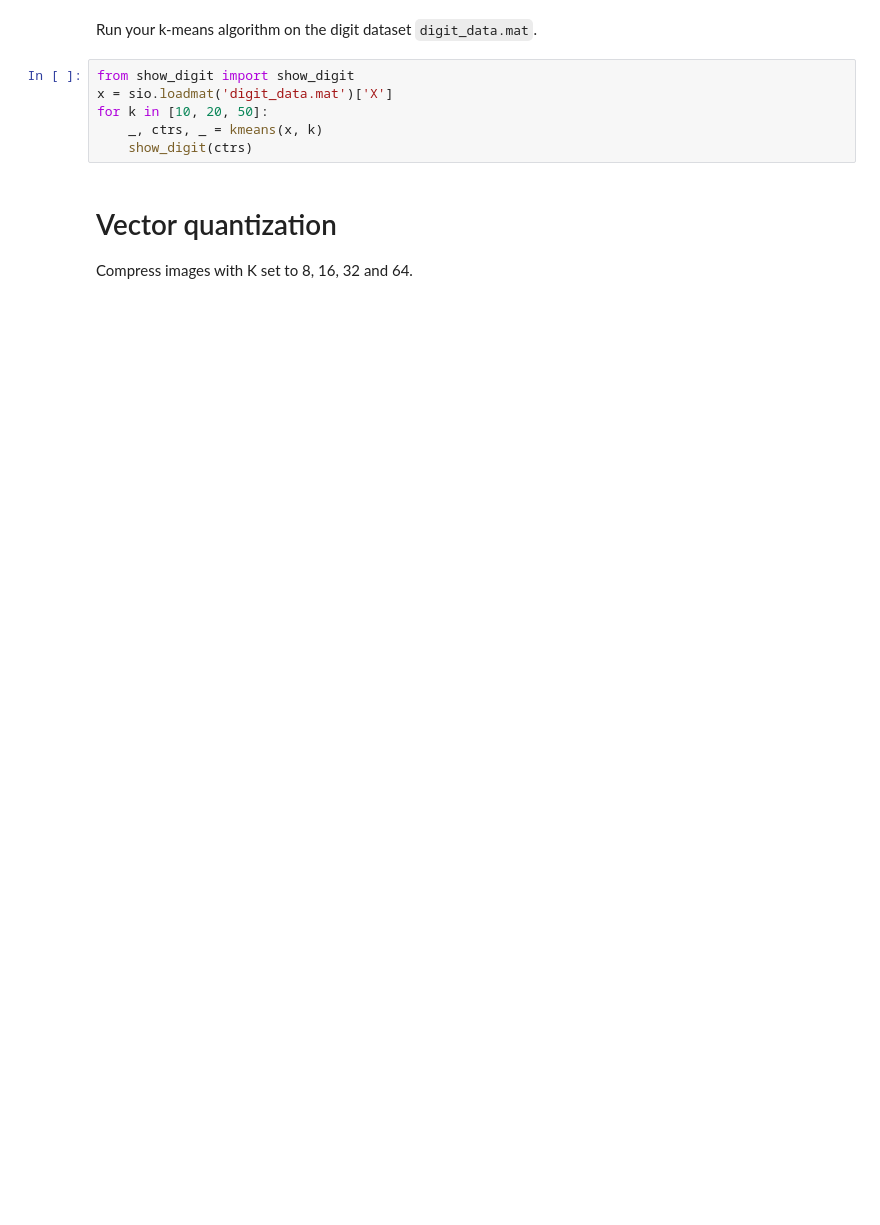
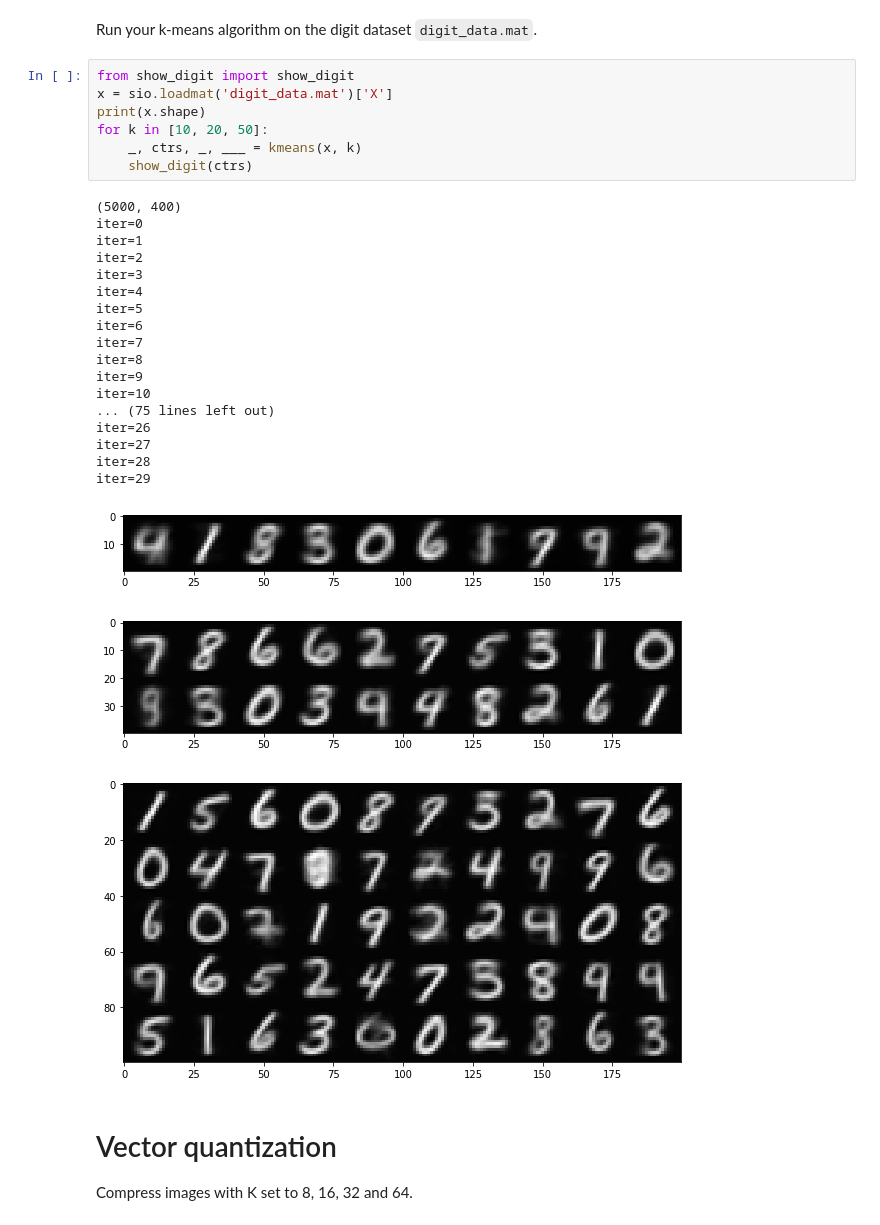
Before and after one commit to Dearkano/Data-Mining, a Jupyter notebook: dm2019summer_hw3/kmeans/vq.ipynb, the cells around one changed output. Drawn from its saved outputs; the diff is of its cells as text; blank space fills up the shorter version.

```diff
--- a/dm2019summer_hw3/kmeans/vq.ipynb
+++ b/dm2019summer_hw3/kmeans/vq.ipynb
@@ -76,9 +76,31 @@ Run your k-means algorithm on the digit dataset `digit_data.mat`.
 # %%
 from show_digit import show_digit
 x = sio.loadmat('digit_data.mat')['X']
+print(x.shape)
 for k in [10, 20, 50]:
-    _, ctrs, _ = kmeans(x, k)
+    _, ctrs, _, ___ = kmeans(x, k)
     show_digit(ctrs)
+# %% [output]
+(5000, 400)
+iter=0
+iter=1
+iter=2
+iter=3
+iter=4
+iter=5
+iter=6
+iter=7
+iter=8
+iter=9
+iter=10
+... (75 lines left out)
+iter=26
+iter=27
+iter=28
+iter=29
+[figure, added]
+[figure, added]
+[figure, added]
 # %% [markdown]
 # Vector quantization
 Compress images with K set to 8, 16, 32 and 64.
```
Also changed, not shown: parts of 3 cells of this notebook, 54 other files.
